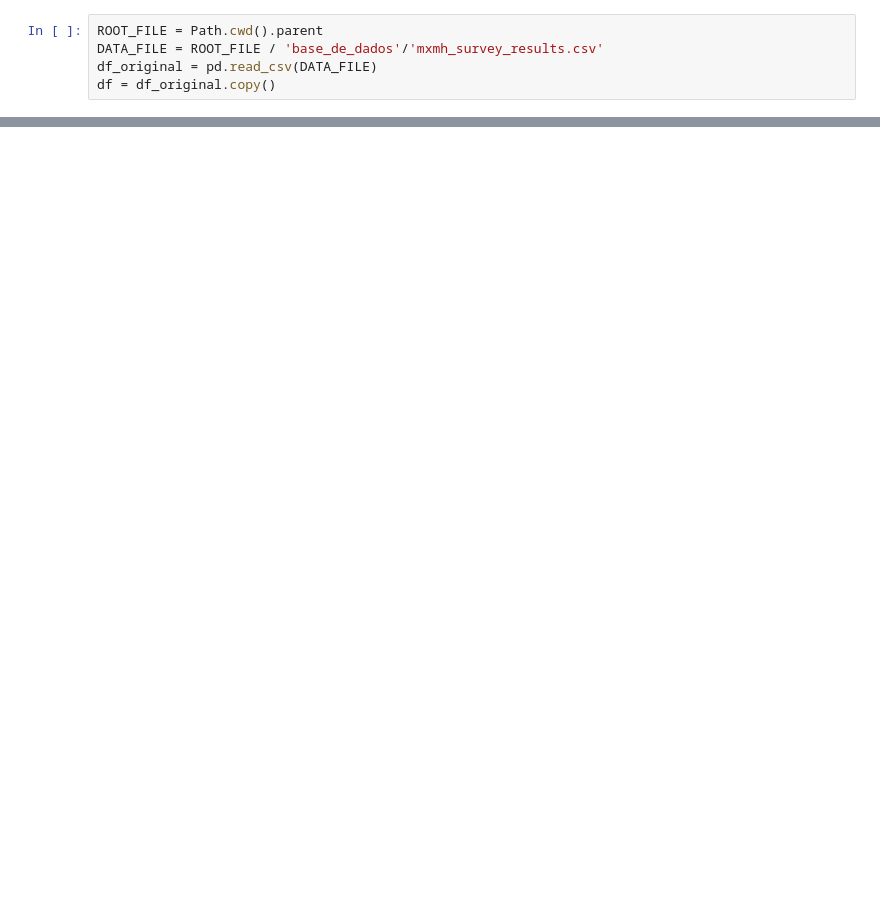
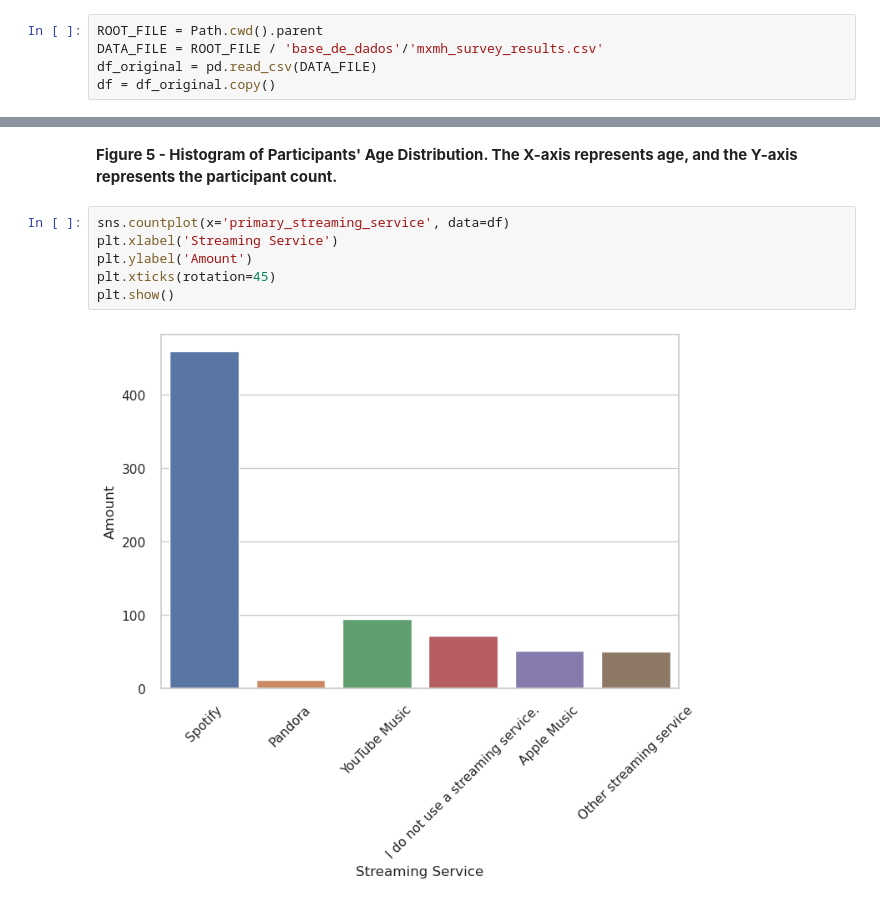
Before and after one commit to pcmoraesmenezes/Exploring-Correlations-Between-Musical-Preferences-and-Mental-Health-A-Machine-Learning-Approach, a Jupyter notebook: código/main.ipynb, the cells around one changed output, grey strips where cells are left out. Cells and saved outputs as stored; diff of their text form; blank space fills up the shorter version.

```diff
--- a/código/main.ipynb
+++ b/código/main.ipynb
@@ -365,0 +274,10 @@ Name: count, dtype: int64
+# %% [markdown]
+**Figure 5 - Histogram of Participants' Age Distribution. The X-axis represents age, and the Y-axis represents the participant count.**
+# %%
+sns.countplot(x='primary_streaming_service', data=df)
+plt.xlabel('Streaming Service')
+plt.ylabel('Amount')
+plt.xticks(rotation=45)
+plt.show()
+# %% [output]
+[figure, added]
```
Also changed, not shown: parts of 117 cells of this notebook.
